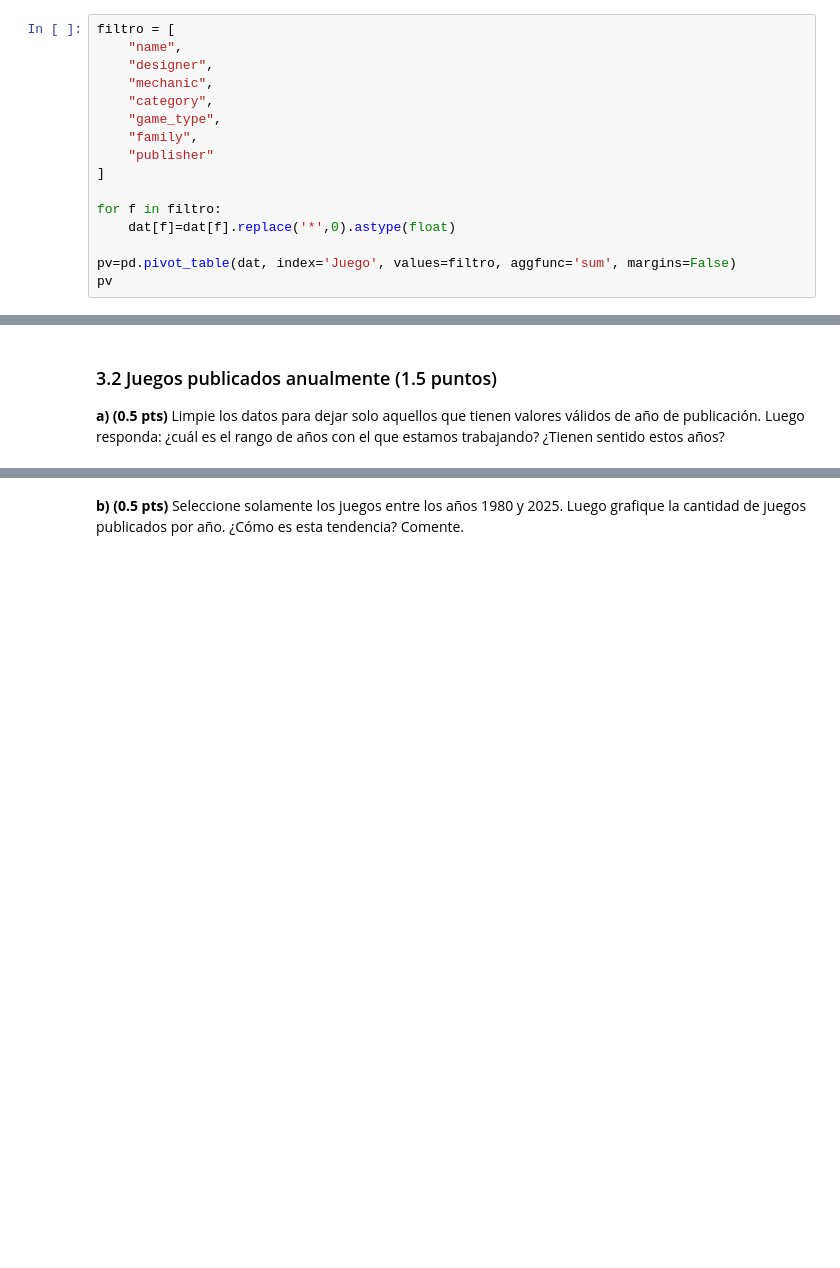
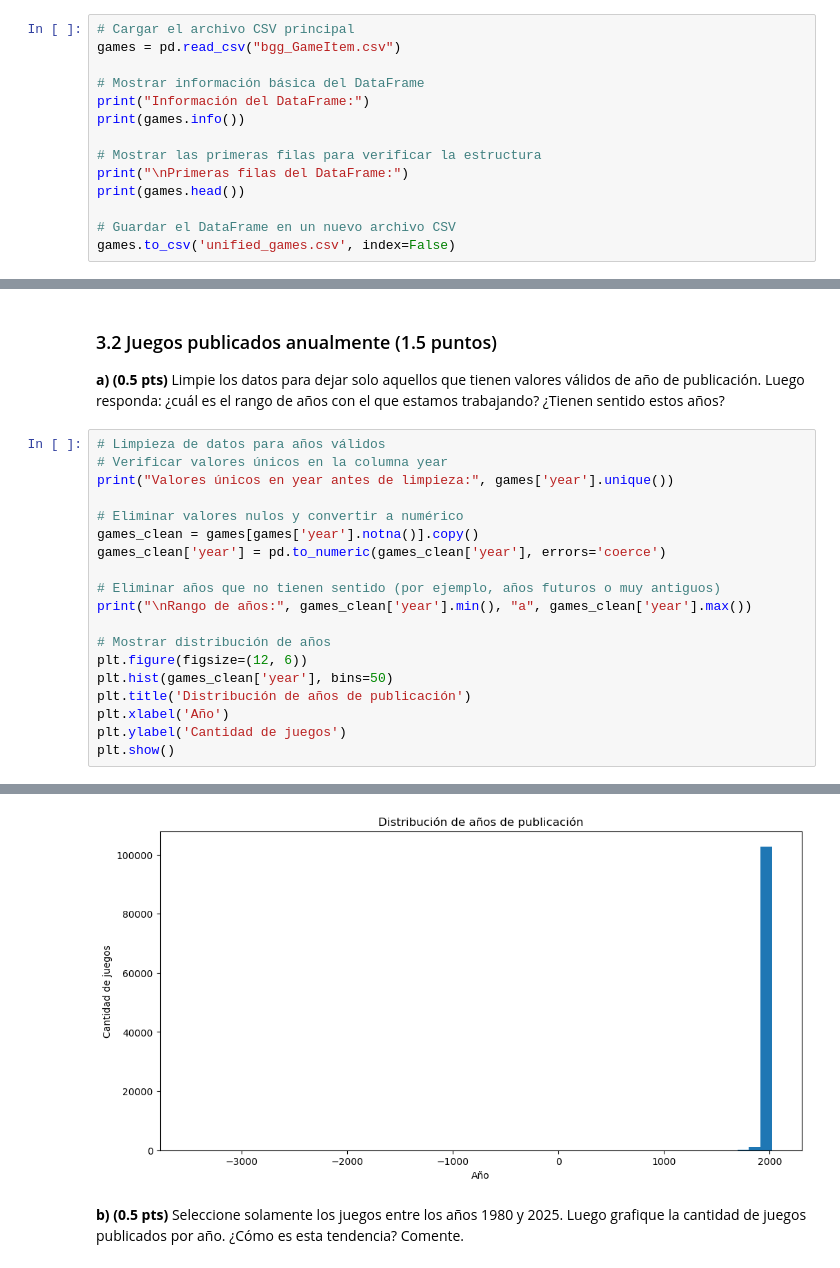
Before and after one commit to jvargsal-code/IMT2200-JESUS-VARGAS, a Jupyter notebook: Tarea 01/IMT2200-25s2 - Tarea 01.ipynb, the cells around one changed output, grey strips where cells are left out. Drawn from its saved outputs; the diff is of its cells as text; blank space fills up the shorter version.

```diff
--- a/Tarea 01/IMT2200-25s2 - Tarea 01.ipynb
+++ b/Tarea 01/IMT2200-25s2 - Tarea 01.ipynb
@@ -82,19 +83,17 @@ Vamos a cargar en un DataFrame los datos de juegos guardados en el documento `bg
 
 **a) (0.8 pts)** Genere un DataFrame único con toda la información de cada juego, incluyendo: nombres de artistas y diseñadores involucrados, mecánicas, categorías, tipo, familia y editorial. Guarde este DataFrame en un nuevo archivo CSV.
 # %%
-filtro = [
-    "name",
-    "designer",
-    "mechanic",
-    "category",
-    "game_type",
-    "family",
-    "publisher"
-]
+# Cargar el archivo CSV principal
+games = pd.read_csv("bgg_GameItem.csv")
 
-for f in filtro:
-    dat[f]=dat[f].replace('*',0).astype(float)
+# Mostrar información básica del DataFrame
+print("Información del DataFrame:")
+print(games.info())
 
-pv=pd.pivot_table(dat, index='Juego', values=filtro, aggfunc='sum', margins=False)
-pv
+# Mostrar las primeras filas para verificar la estructura
+print("\nPrimeras filas del DataFrame:")
+print(games.head())
+
+# Guardar el DataFrame en un nuevo archivo CSV
+games.to_csv('unified_games.csv', index=False)
 # %% [output]
@@ -118,3 +146,23 @@ pv
 
 
 **a) (0.5 pts)** Limpie los datos para dejar solo aquellos que tienen valores válidos de año de publicación. Luego responda: ¿cuál es el rango de años con el que estamos trabajando? ¿Tienen sentido estos años?
+# %%
+# Limpieza de datos para años válidos
+# Verificar valores únicos en la columna year
+print("Valores únicos en year antes de limpieza:", games['year'].unique())
+
+# Eliminar valores nulos y convertir a numérico
+games_clean = games[games['year'].notna()].copy()
+games_clean['year'] = pd.to_numeric(games_clean['year'], errors='coerce')
+
+# Eliminar años que no tienen sentido (por ejemplo, años futuros o muy antiguos)
+print("\nRango de años:", games_clean['year'].min(), "a", games_clean['year'].max())
+
+# Mostrar distribución de años
+plt.figure(figsize=(12, 6))
+plt.hist(games_clean['year'], bins=50)
+plt.title('Distribución de años de publicación')
+plt.xlabel('Año')
+plt.ylabel('Cantidad de juegos')
+plt.show()
+# %% [output]
@@ -121,2 +186,3 @@ pv
+[figure, added]
 # %% [markdown]
 **b) (0.5 pts)** Seleccione solamente los juegos entre los años 1980 y 2025. Luego grafique la cantidad de juegos publicados por año. ¿Cómo es esta tendencia? Comente.
```
Also changed, not shown: parts of 14 cells of this notebook, 2 other files.
